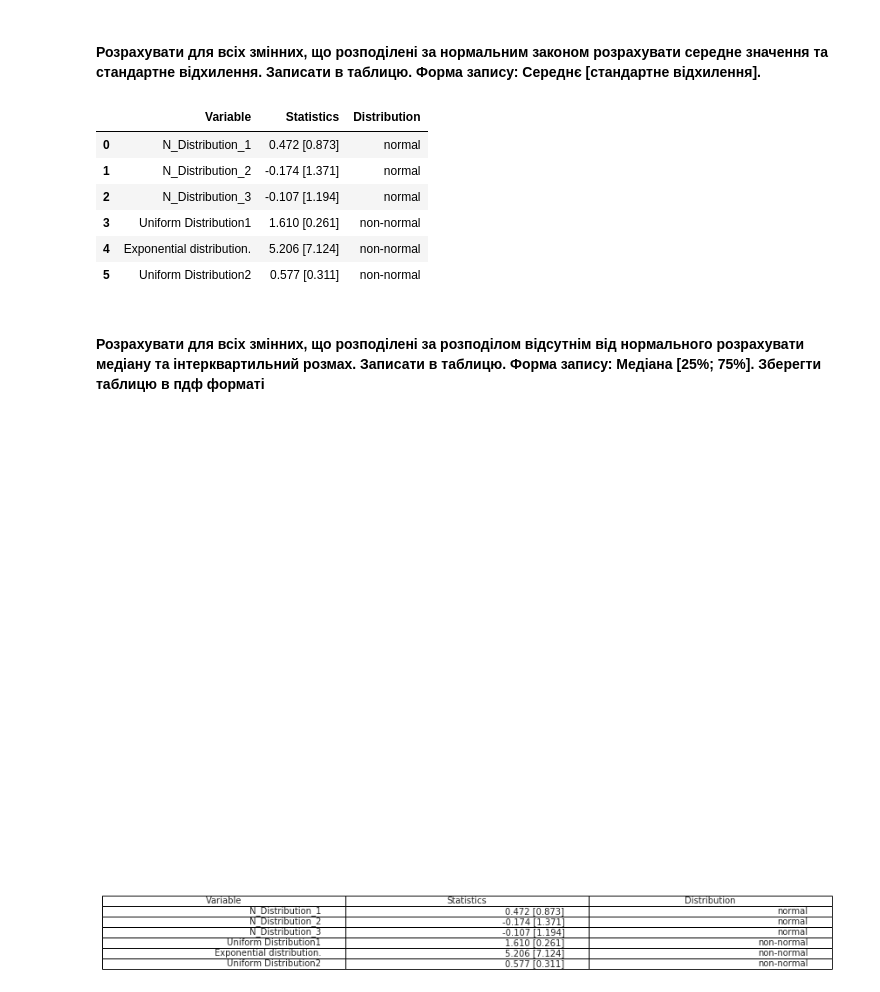
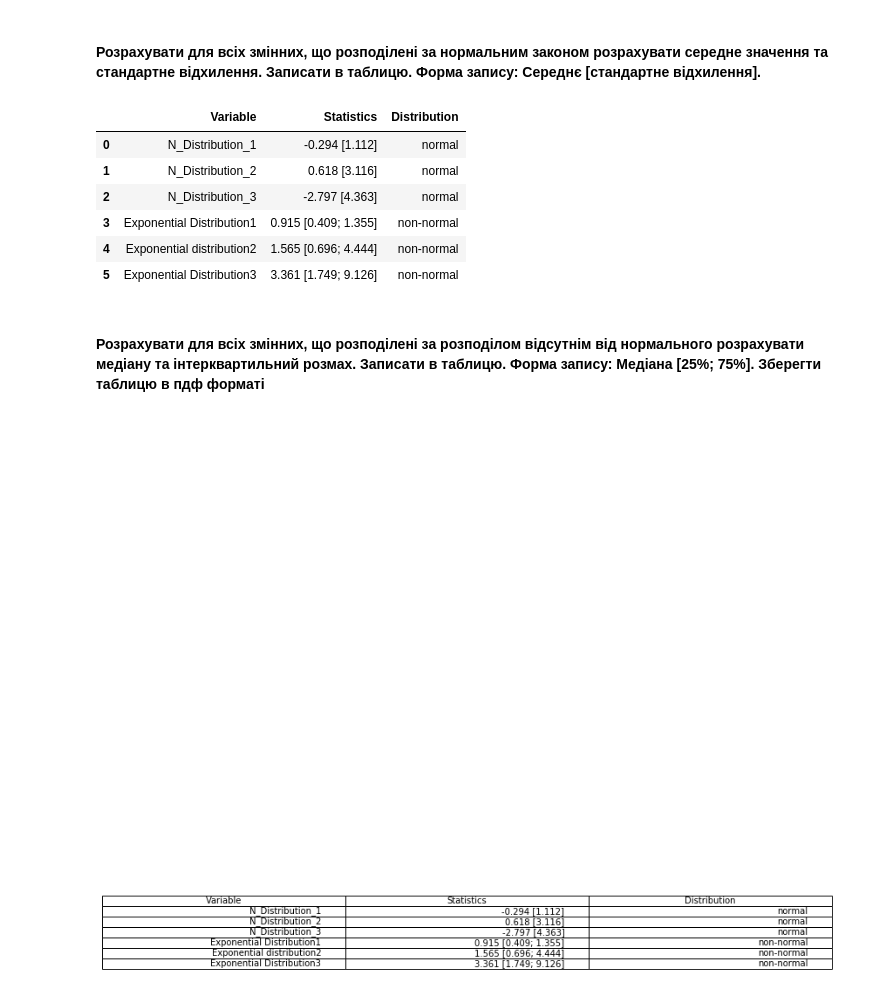
Before and after one commit to MykytaLiubshin/bmd, a Jupyter notebook: Lab4/Task.ipynb, the cells around one changed output. Cells and saved outputs as stored; diff of their text form; code cells hidden in the pictures.

```diff
--- a/Lab4/Task.ipynb
+++ b/Lab4/Task.ipynb
@@ -14,12 +14,12 @@ import matplotlib.pyplot as plt
 import pandas as pd
 
 myData = {};
-myData["N_Distribution_1"]=(np.random.normal(size=20))
-myData["N_Distribution_2"]=(np.random.normal(size=20))
-myData["N_Distribution_3"]=(np.random.normal(size=20))
-myData["Uniform Distribution1"]=(np.random.uniform(low=1,high=2,size=20))
-myData["Exponential distribution."]=(np.random.exponential(5,size=20))
-myData["Uniform Distribution2"]=(np.random.uniform(size=20))
+myData["N_Distribution_1"]=sorted(np.random.normal(0, 1,size=20))
+myData["N_Distribution_2"]=sorted(np.random.normal(0, 3,size=20))
+myData["N_Distribution_3"]=sorted(np.random.normal(0, 5,size=20))
+myData["Exponential Distribution1"]=sorted(np.random.exponential(1,size=20))
+myData["Exponential distribution2"]=sorted(np.random.exponential(3,size=20))
+myData["Exponential Distribution3"]=sorted(np.random.exponential(5, size=20))
 
 for i, k in myData.items():
     print(f" { i } - {k} \n")
@@ -43,0 +38,21 @@ for i, k in myData.items():
+# %%
+def ShapiroWilk(array, n=20):
+    a = pd.read_excel("Coeficients for the W test for normality.xlsx")[n]/10000
+    w_table = pd.read_excel("Рoints of the distribution of W .xlsx")["Unnamed: 1"][n]/1000
+
+    k = int(n/2 if (n%2==0) else (n-1)/2)
+    m = np.mean(array)
+    nm = 0
+    for i in array:
+        nm += (i-m)**2
+    b = 0
+    for i in range(k):
+        b += a[i]*(array[n-i-1] - array[i])
+    w = (b**2)/nm
+    if(w > w_table):
+        return "normal"
+    else:
+        return "non-normal"
+
+for i in myData.values():
+    print(ShapiroWilk(i, 20))
@@ -102,21 +106,20 @@ table
 # %%
 n_df=pd.DataFrame((myData), columns=myData.keys())
 
-for _,val in table.iterrows:
+for _,val in table.iterrows():
     val["Statistics"] = "{:.3f} [{:.3f}]".format(
         n_df[val["Variable"]].mean(),n_df[val["Variable"]].std()) if val["Distribution"] != "non-normal" else "{:.3f} [{:.3f}; {:.3f}]".format(
-        n_df[val["Variable"]].median(),n_df[name].quantile(0.25),n_df[val["Variable"]].quantile(0.75))
-
+        n_df[val["Variable"]].median(),n_df[val["Variable"]].quantile(0.25),n_df[val["Variable"]].quantile(0.75))
 
 table
 # %% [output]
 |  | Variable | Statistics | Distribution |
-| 0 | N_Distribution_1 | 0.472 [0.873] | normal |
-| 1 | N_Distribution_2 | -0.174 [1.371] | normal |
-| 2 | N_Distribution_3 | -0.107 [1.194] | normal |
-| 3 | Uniform Distribution1 | 1.610 [0.261] | non-normal |
-| 4 | Exponential distribution. | 5.206 [7.124] | non-normal |
-| 5 | Uniform Distribution2 | 0.577 [0.311] | non-normal |
+| 0 | N_Distribution_1 | -0.294 [1.112] | normal |
+| 1 | N_Distribution_2 | 0.618 [3.116] | normal |
+| 2 | N_Distribution_3 | -2.797 [4.363] | normal |
+| 3 | Exponential Distribution1 | 0.915 [0.409; 1.355] | non-normal |
+| 4 | Exponential distribution2 | 1.565 [0.696; 4.444] | non-normal |
+| 5 | Exponential Distribution3 | 3.361 [1.749; 9.126] | non-normal |
 # %% [markdown]
 <h4>Розрахувати для всіх змінних, що розподілені за розподілом відсутнім від нормального розрахувати медіану та інтерквартильний розмах. Записати в таблицю. Форма запису: Медіана [25%; 75%].
 Зберегти таблицю в пдф форматі</h4>
@@ -129,4 +132,4 @@ to_save=pdf.PdfPages("table.pdf")
 to_save.savefig(f)
 to_save.close()
 # %% [output]
-[figure, old version]
+[figure, new version]
```
Also changed, not shown: parts of 5 cells of this notebook, 15 other files.
